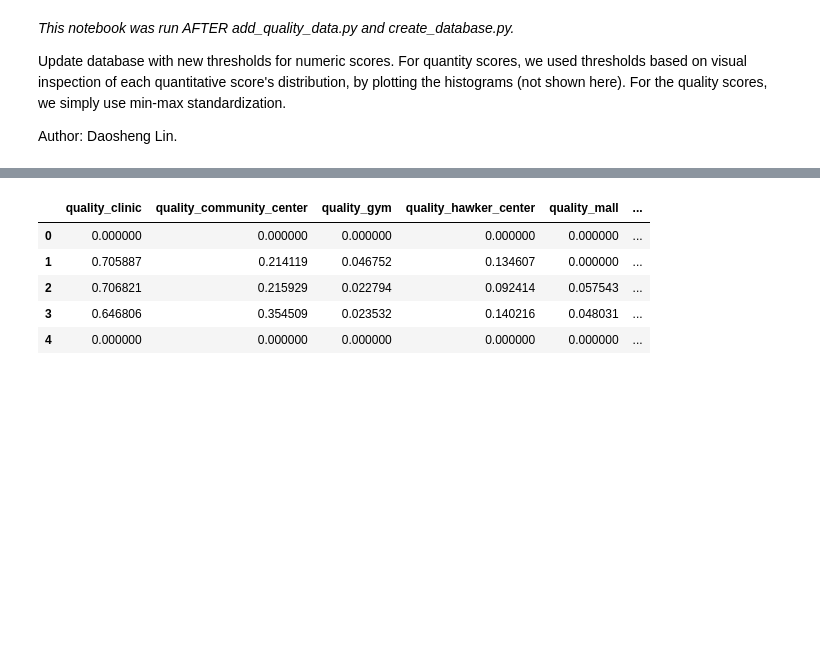
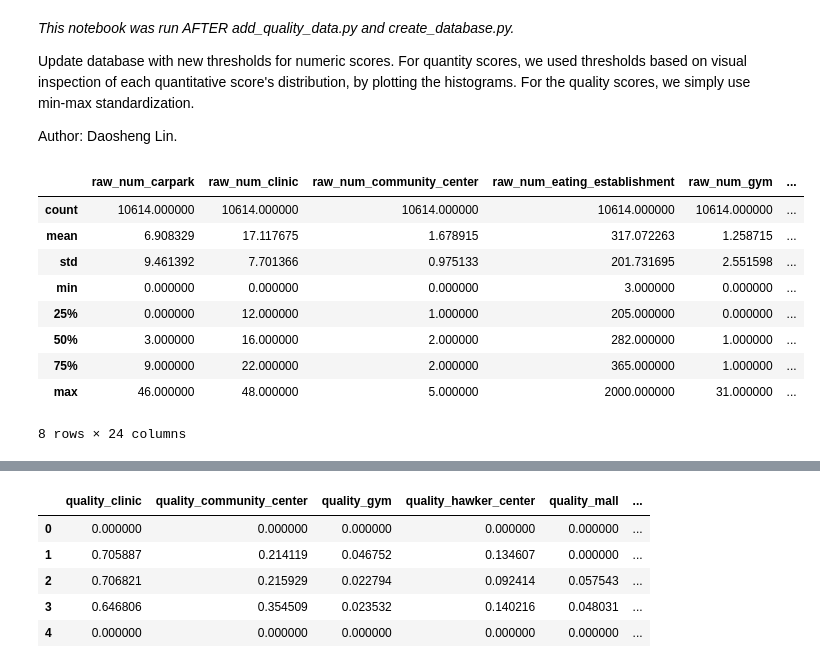
Before and after one commit to ansellim/apartments, a Jupyter notebook: code/update_database.ipynb, the cells around one changed output, grey strips where cells are left out. Drawn from its saved outputs; the diff is of its cells as text; code cells hidden in the pictures; blank space fills up the shorter version.

```diff
--- a/code/update_database.ipynb
+++ b/code/update_database.ipynb
@@ -1,7 +1,7 @@
 # %% [markdown]
 *This notebook was run AFTER add_quality_data.py and create_database.py.*
 
-Update database with new thresholds for numeric scores. For quantity scores, we used thresholds based on visual inspection of each quantitative score's distribution, by plotting the histograms (not shown here). For the quality scores, we simply use min-max standardization.
+Update database with new thresholds for numeric scores. For quantity scores, we used thresholds based on visual inspection of each quantitative score's distribution, by plotting the histograms. For the quality scores, we simply use min-max standardization.
 
 Author: Daosheng Lin.
 # %%
@@ -13,3 +14,28 @@ cnx = sqlite3.connect('../data/database.db')
 
 # read into df
 df = pd.read_sql_query("SELECT * FROM properties", cnx)
+# %%
+# Looking at the general stats of the quantity and quality of the features
+raw_cols = ['raw_num_carpark', 'raw_num_clinic', 'raw_num_community_center',
+       'raw_num_eating_establishment', 'raw_num_gym', 'raw_num_hawker_center',
+       'raw_num_mall', 'raw_num_mrt', 'raw_num_other_public_sports_facility',
+       'raw_num_park', 'raw_num_primary_school', 'raw_num_secondary_school',
+       'raw_num_supermarket', 'raw_num_taxi_stand', 'raw_quality_clinic',
+       'raw_quality_community_center', 'raw_quality_gym',
+       'raw_quality_hawker_center', 'raw_quality_mall',
+       'raw_quality_other_public_sports_facility', 'raw_quality_park',
+       'raw_quality_primary_school', 'raw_quality_secondary_school',
+       'raw_quality_supermarket']
+
+df[raw_cols].describe()
+# %% [output]
+|  | raw_num_carpark | raw_num_clinic | raw_num_community_center | raw_num_eating_establishment | raw_num_gym | ... |
+| count | 10614.000000 | 10614.000000 | 10614.000000 | 10614.000000 | 10614.000000 | ... |
+| mean | 6.908329 | 17.117675 | 1.678915 | 317.072263 | 1.258715 | ... |
+| std | 9.461392 | 7.701366 | 0.975133 | 201.731695 | 2.551598 | ... |
+| min | 0.000000 | 0.000000 | 0.000000 | 3.000000 | 0.000000 | ... |
+| 25% | 0.000000 | 12.000000 | 1.000000 | 205.000000 | 0.000000 | ... |
+| 50% | 3.000000 | 16.000000 | 2.000000 | 282.000000 | 1.000000 | ... |
+| 75% | 9.000000 | 22.000000 | 2.000000 | 365.000000 | 1.000000 | ... |
+| max | 46.000000 | 48.000000 | 5.000000 | 2000.000000 | 31.000000 | ... |
+8 rows × 24 columns
```
Also changed, not shown: parts of 6 cells of this notebook, 2 other files.
